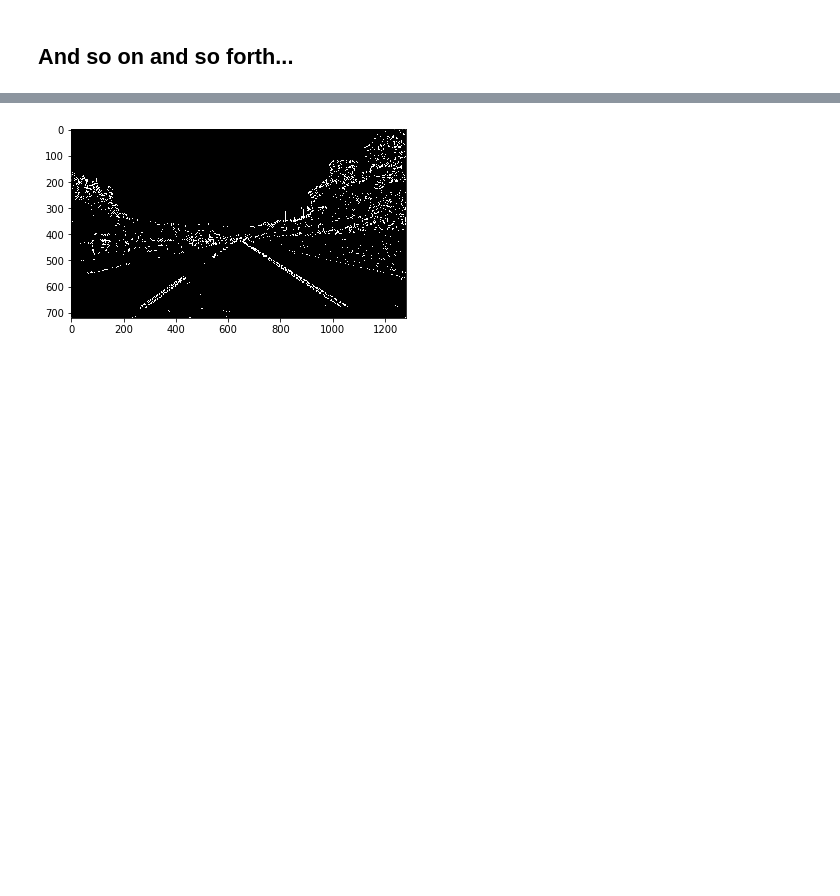
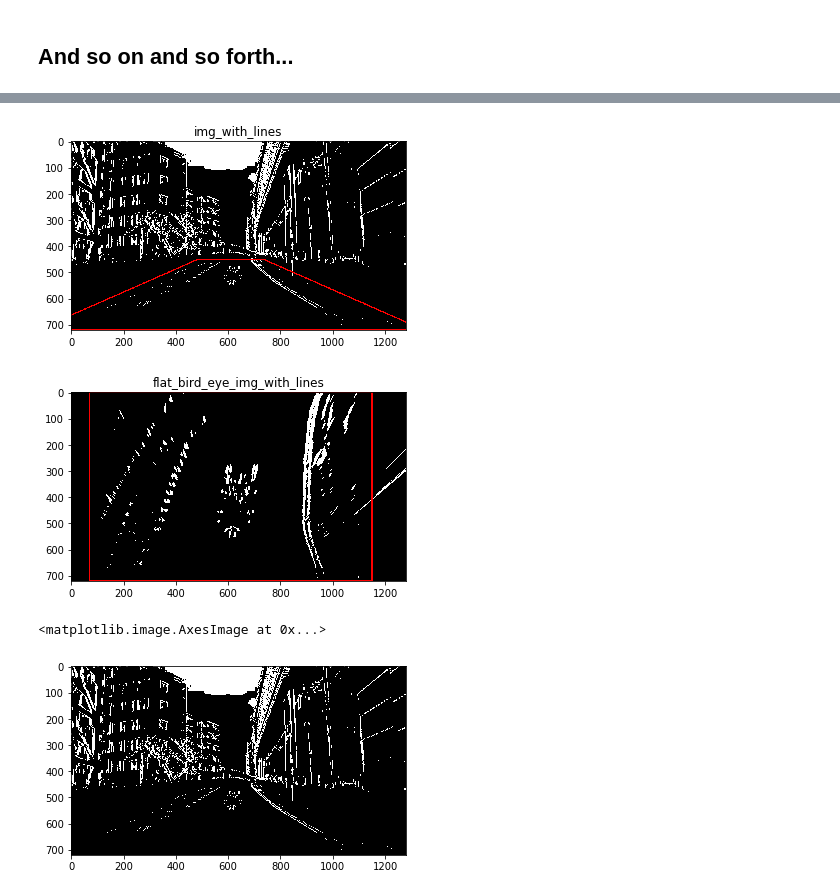
Before and after one commit to fevemania/Advanced-laneline-detector, a Jupyter notebook: examples/example.ipynb, the cells around one changed output, grey strips where cells are left out. Saved outputs shown, nothing was run; the diff lists cells and outputs as text; code cells hidden in the pictures; blank space fills up the shorter version.

```diff
--- a/examples/example.ipynb
+++ b/examples/example.ipynb
@@ -202,12 +53,10 @@ def direction_threshold(img, sobel_kernel=3, thresh=(0, np.pi/2), debug=False):
 # %%
-# Apply each of the thresholding functions
-gradx = abs_sobel_thresh(img, orient='x', sobel_kernel=3, thresh=(40, 100))
-grady = abs_sobel_thresh(img, orient='y', sobel_kernel=3, thresh=(40, 100))
-mag_binary = magnitude_thresh(img, sobel_kernel=9, thresh=(30, 100))
-dir_binary = direction_threshold(img, sobel_kernel=15, thresh=(0.7, 1.3))
+# # Apply each of the thresholding functions
+# gradx = abs_sobel_thresh(img, orient='x', sobel_kernel=3, thresh=(40, 100))
+# grady = abs_sobel_thresh(img, orient='y', sobel_kernel=3, thresh=(40, 100))
+# mag_binary = magnitude_thresh(img, sobel_kernel=9, thresh=(30, 100))
+# dir_binary = direction_threshold(img, sobel_kernel=15, thresh=(0.7, 1.3))
 
-combined = np.zeros_like(dir_binary)
-combined[((gradx == 1) | (mag_binary == 1) & (dir_binary == 1))] = 1
-plt.imshow(combined, cmap='gray');
+# combined = np.zeros_like(dir_binary)
+# combined[((gradx == 1) | (mag_binary == 1) & (dir_binary == 1))] = 1
+# plt.imshow(combined, cmap='gray');
-# %% [output]
-[figure, removed]
@@ -364,5 +79,5 @@ combined_binary[(gradx_binary == 1) | (((h_binary == 1) & (s_binary == 1)) | (r_
 # %%
-def perspective_transform(img, debug=False):
+def perspective_transform(img, camera_offset=0, helf_of_lane_width=50, debug=False):
     # Get image dimensions
 
 
@@ -370,13 +85,17 @@ def perspective_transform(img, debug=False):
 
     roi_y_top = h*0.625
     mid_x = w//2         # midden position of x coordinate in the given image
-    offset = 50
-    dst_w_offset = 300
 
-    src_vertices = np.array([[mid_x + offset, roi_y_top], [w - 160, h],
-                             [200, h], [mid_x - offset, roi_y_top]], dtype=np.int32)
-    dst_vertices = np.array([[w - dst_w_offset, 0], [w - dst_w_offset, h],
-                             [dst_w_offset, h]    , [dst_w_offset, 0]], dtype=np.int32)
+#     dst_w_offset = 300
+
+    src_vertices = np.array([[mid_x + helf_of_lane_width + camera_offset, roi_y_top], [w + 100 + camera_offset, h], [-100 + camera_offset, h], [mid_x - helf_of_lane_width + camera_offset, roi_y_top]], dtype=np.int32)
+    # Define corresponding destination points
+    dst_vertices = np.array([[w - 100 + camera_offset, 0], [w - 100 + camera_offset, h], [100 + camera_offset, h], [100 + camera_offset, 0]], dtype=np.int32)
+
+#     src_vertices = np.array([[mid_x + offset, roi_y_top], [w - 160, h],
+#                              [200, h], [mid_x - offset, roi_y_top]], dtype=np.int32)
+#     dst_vertices = np.array([[w - dst_w_offset, 0], [w - dst_w_offset, h],
+#                              [dst_w_offset, h]    , [dst_w_offset, 0]], dtype=np.int32)
 
     src = np.float32(src_vertices)
     dst = np.float32(dst_vertices)
@@ -417,6 +136,3 @@ def perspective_transform(img, debug=False):
         plt.show()
 
     return warped, M
-
-# perspective_transform(img, debug=True);
-bird_eye_binary, M = perspective_transform(combined_binary, debug=False);
@@ -673,3 +139,23 @@ def second_bird_eye_view(bird_eye_binary, prev_left_fit, prev_right_fit, M, img)
+# %%
+r_binary = rgb_select(img, channel='R', thresh=(215, 255), debug=False)
+s_binary = hls_select(img, thresh=(70, 235), debug=False)
+gradx_binary = abs_sobel_thresh(img, orient='x', sobel_kernel=3, thresh=(20, 150), debug=False)
+h_binary = hls_select(img, channel='h', thresh=(19, 70), debug=False)
+
+combined_binary = np.zeros_like(gradx_binary)
+combined_binary[(gradx_binary == 1) | (((h_binary == 1) & (s_binary == 1)) | (r_binary == 1))] = 1
+
+bird_eye_binary, M = perspective_transform(combined_binary, camera_offset=-30, helf_of_lane_width=125, debug=True)
+# bird_eye_binary, M = perspective_transform(combined_binary, debug=True)
+
+out_img, _, _ = bird_eye_view(bird_eye_binary, M, img)
+
+plt.imshow(combined_binary, cmap='gray')
+# %% [output]
+[figure, added]
+[figure, added]
+<matplotlib.image.AxesImage at 0x...>
+[figure, added]
 # %%
 def static_var(varname, value):
     def decorate(func):
```
Also changed, not shown: parts of 24 cells of this notebook, 6 other files.
